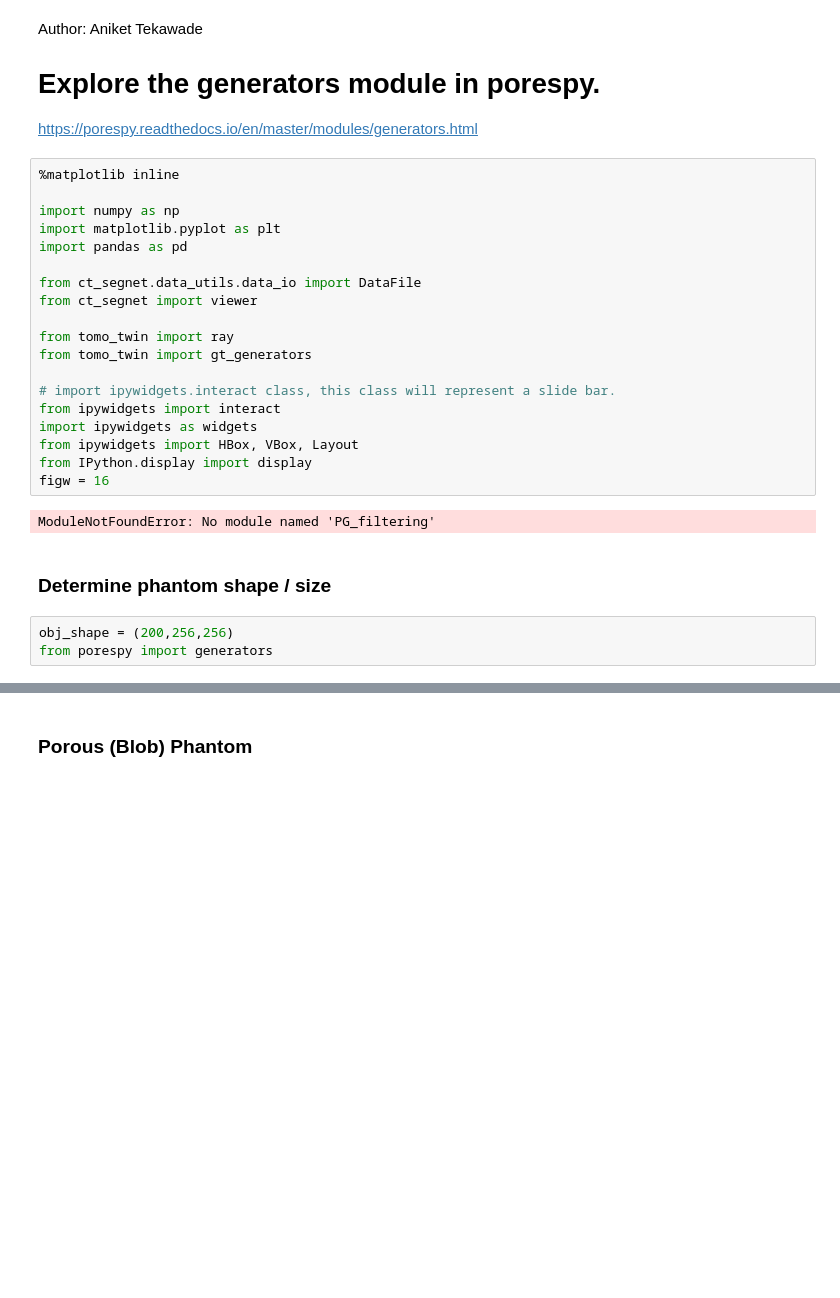
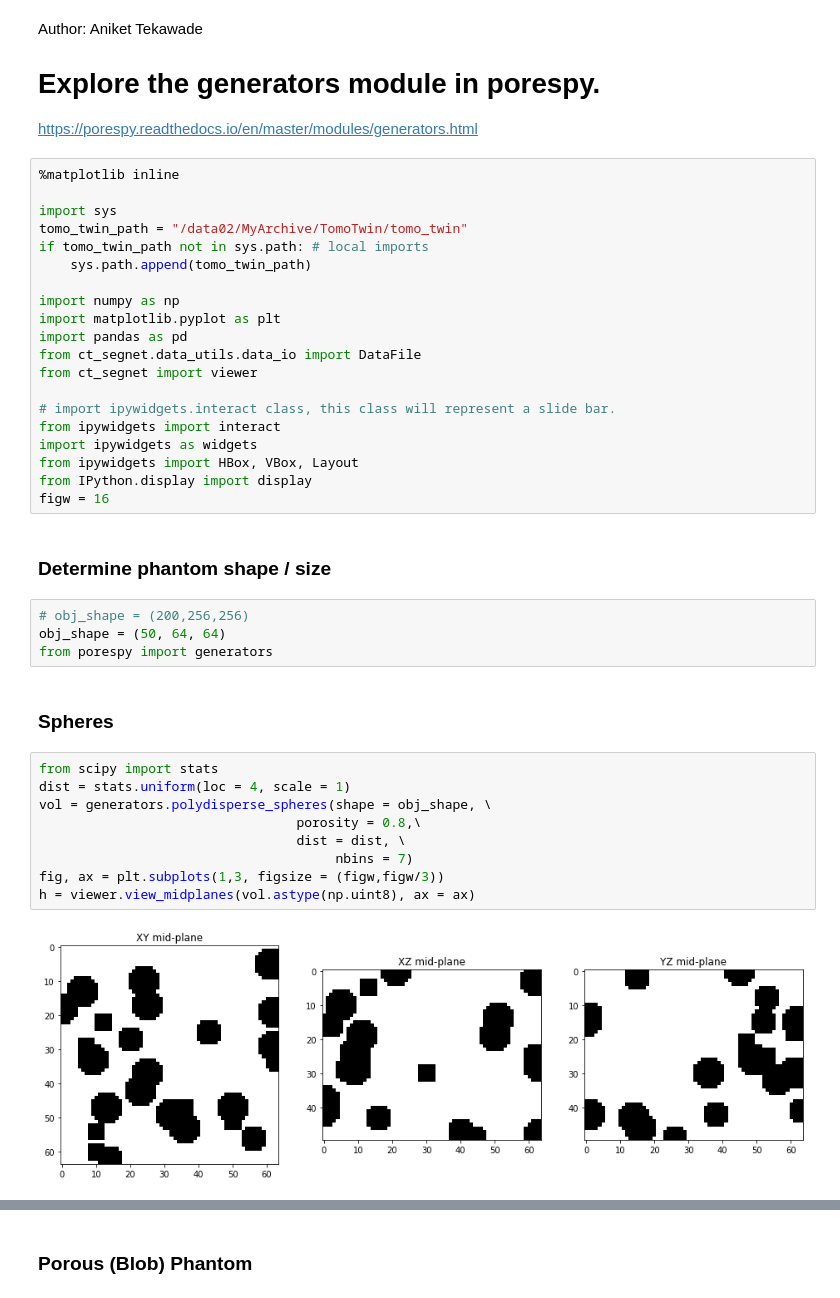
Before and after one commit to aniketkt/TomoTwin, a Jupyter notebook: notebooks/data_generators.ipynb, the cells around one changed output, grey strips where cells are left out. Saved outputs shown, nothing was run; the diff lists cells and outputs as text; blank space fills up the shorter version.

```diff
--- a/notebooks/data_generators.ipynb
+++ b/notebooks/data_generators.ipynb
@@ -6,16 +6,17 @@ Author: Aniket Tekawade
 https://porespy.readthedocs.io/en/master/modules/generators.html
 # %%
 %matplotlib inline
+
+import sys
+tomo_twin_path = "/data02/MyArchive/TomoTwin/tomo_twin"
+if tomo_twin_path not in sys.path: # local imports
+    sys.path.append(tomo_twin_path)
 
 import numpy as np
 import matplotlib.pyplot as plt
 import pandas as pd
-
 from ct_segnet.data_utils.data_io import DataFile
 from ct_segnet import viewer
-
-from tomo_twin import ray
-from tomo_twin import gt_generators
 
 # import ipywidgets.interact class, this class will represent a slide bar.
 from ipywidgets import interact
@@ -23,10 +24,22 @@ import ipywidgets as widgets
 from ipywidgets import HBox, VBox, Layout
 from IPython.display import display
 figw = 16
-# %% [output]
-ModuleNotFoundError: No module named 'PG_filtering'
 # %% [markdown]
 ### Determine phantom shape / size
 # %%
-obj_shape = (200,256,256)
+# obj_shape = (200,256,256)
+obj_shape = (50, 64, 64)
 from porespy import generators
+# %% [markdown]
+### Spheres
+# %%
+from scipy import stats
+dist = stats.uniform(loc = 4, scale = 1)
+vol = generators.polydisperse_spheres(shape = obj_shape, \
+                                 porosity = 0.8,\
+                                 dist = dist, \
+                                      nbins = 7)
+fig, ax = plt.subplots(1,3, figsize = (figw,figw/3))
+h = viewer.view_midplanes(vol.astype(np.uint8), ax = ax)
+# %% [output]
+[figure, added]
```
Also changed, not shown: parts of 20 cells of this notebook, 6 other files.
